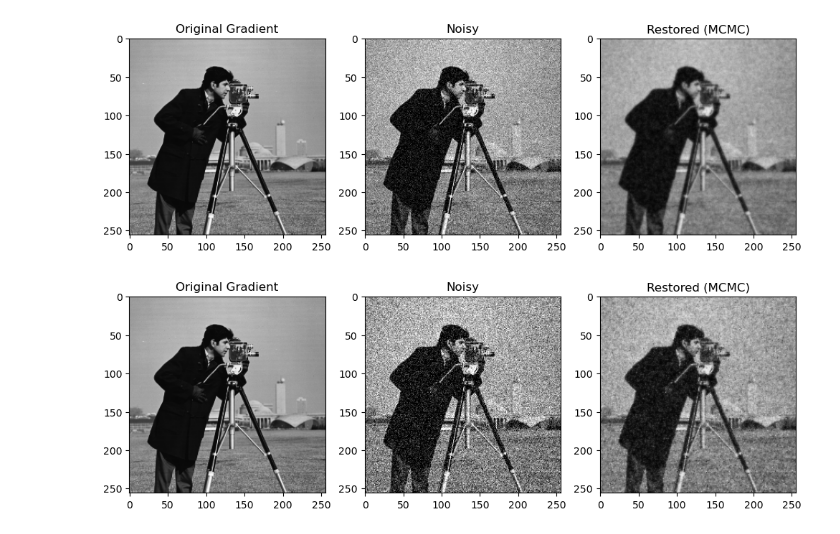
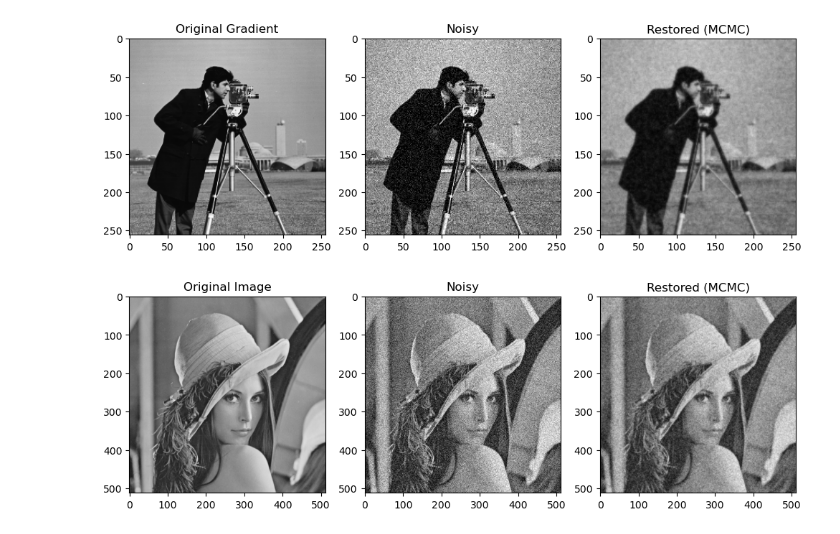
Before and after one commit to thanasis457/Image-Denoiser, a Jupyter notebook: model/MRF/MRF.ipynb, the cells around one changed output. Cells and saved outputs as stored; diff of their text form; code cells hidden in the pictures.

```diff
--- a/model/MRF/MRF.ipynb
+++ b/model/MRF/MRF.ipynb
@@ -109,10 +110,6 @@ ax[2].imshow(denoised, cmap='gray', vmin=0, vmax=255); ax[2].set_title("Restored
 Text(0.5, 1.0, 'Restored (MCMC)')
 [figure]
 # %%
-import numpy as np
-import matplotlib.pyplot as plt
-from tqdm import tqdm
-
 def calculate_energy(val, neighbors, original_val, beta):
     """
     Calculates the 'Badness' of a pixel value.
@@ -167,33 +164,34 @@ def mcmc_denoise_grayscale(noisy_img, iterations=500000, beta=0.01):
         # E. Metropolis-Hastings Acceptance Step
         # If proposal has lower energy, delta_E is negative -> exp is > 1 -> Accept
         # If proposal has higher energy, exp is between 0 and 1 -> Chance to Accept
         delta_E = energy_proposal - energy_current
 
         acceptance_prob = np.exp(-delta_E)
 
         if np.random.rand() < acceptance_prob:
             current_img[i, j] = proposal
 
         pbar.update(1)
 
     return current_img
 
 # --- RUN DEMO ---
 # Create a gradient image
+img = cv2.imread('../../data/Set12/08.png', 0)  # Load grayscale
 clean_img = img
 # Add Gaussian Noise
 size = img.shape[0]
 noisy_img = clean_img + np.random.normal(0, 40, (size, size))
 noisy_img = np.clip(noisy_img, 0, 255)
 
 # Denoise
-denoised_img = mcmc_denoise_grayscale(noisy_img, iterations=5000000, beta=1.5)
+denoised_img = mcmc_denoise_grayscale(noisy_img, iterations=50000000, beta=1.5)
 
 # Plot
 fig, ax = plt.subplots(1, 3, figsize=(12, 4))
-ax[0].imshow(clean_img, cmap='gray', vmin=0, vmax=255); ax[0].set_title("Original Gradient")
+ax[0].imshow(clean_img, cmap='gray', vmin=0, vmax=255); ax[0].set_title("Original Image")
 ax[1].imshow(noisy_img, cmap='gray', vmin=0, vmax=255); ax[1].set_title("Noisy")
 ax[2].imshow(denoised_img, cmap='gray', vmin=0, vmax=255); ax[2].set_title("Restored (MCMC)")
 plt.show()
 # %% [output]
-[figure, old version]
+[figure, new version]
```
Also changed, not shown: parts of 2 cells of this notebook, 3 other files.
